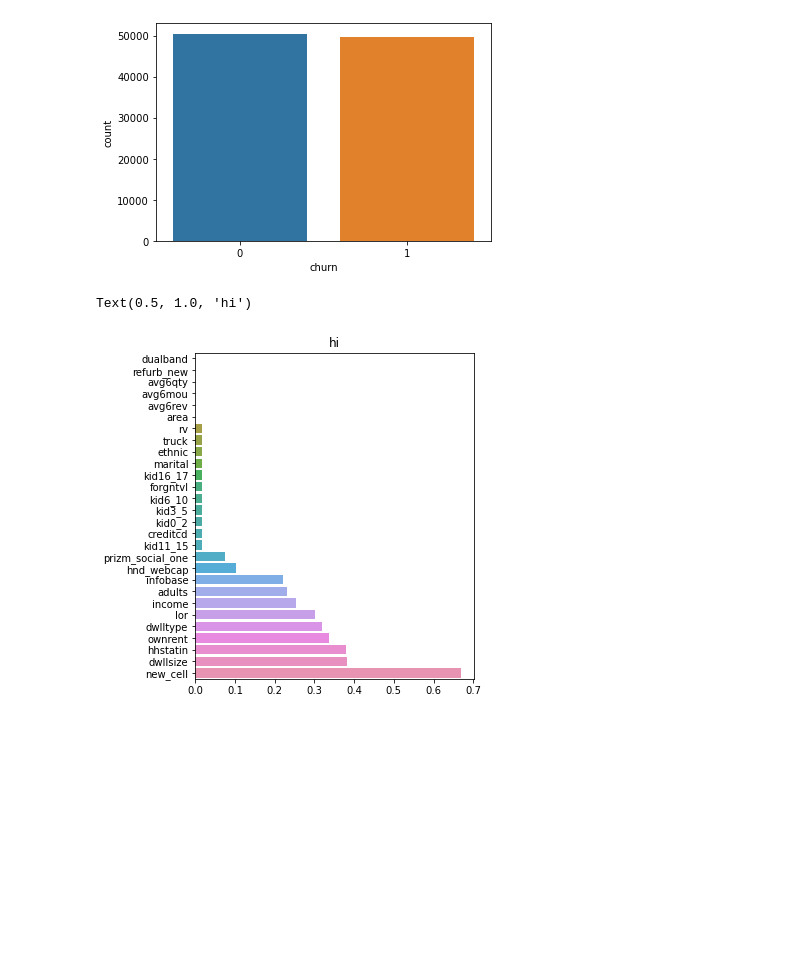
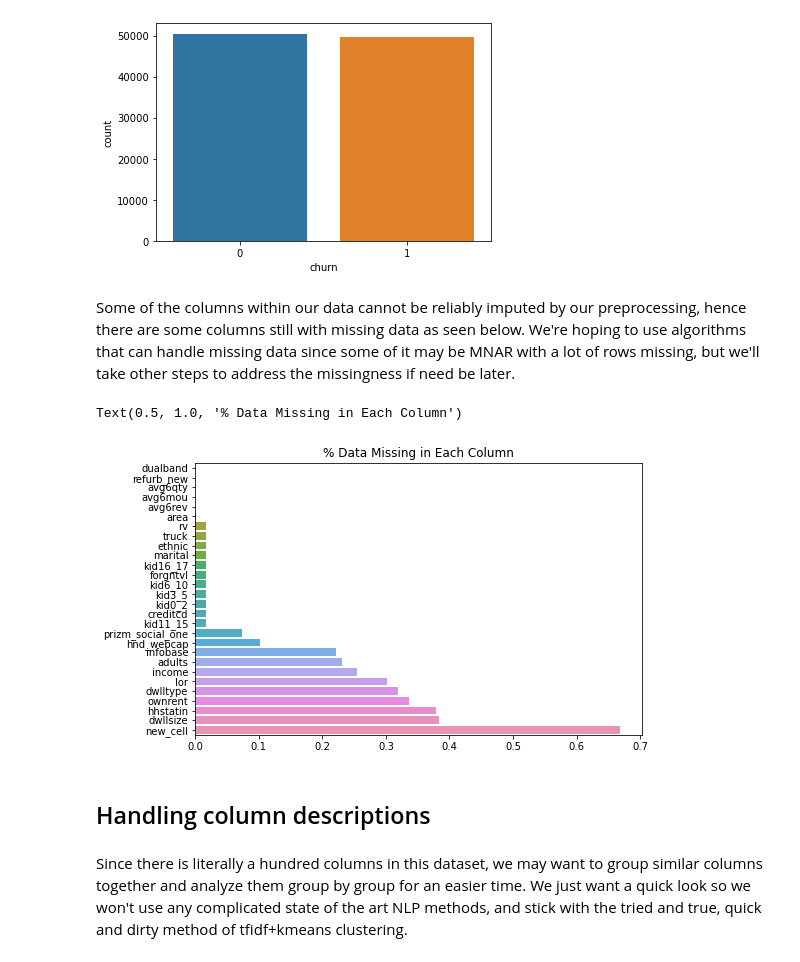
Before and after one commit to Jeff-ChenFan-Wang/TelecomChurnAnalysis, a Jupyter notebook: EDA.ipynb, the cells around one changed output. Drawn from its saved outputs; the diff is of its cells as text; code cells hidden in the pictures; blank space fills up the shorter version.

Commit message:
columns in eda

```diff
--- a/EDA.ipynb
+++ b/EDA.ipynb
@@ -41,17 +41,22 @@ sns.countplot(x=full_data.churn)
 # %% [output]
 <AxesSubplot:xlabel='churn', ylabel='count'>
 [figure]
+# %% [markdown]
+Some of the columns within our data cannot be reliably imputed by our preprocessing, hence there are some columns still with missing data as seen below. We're hoping to use algorithms that can handle missing data since some of it may be MNAR with a lot of rows missing, but we'll take other steps to address the missingness if need be later.
 # %%
 miss_data_cols = full_data.columns[full_data.isna().sum()>0]
 pct_miss_data = (
     full_data[miss_data_cols].isna().sum()
     .sort_values()
     /full_data.shape[0]
 )
+plt.figure(figsize=(8,5))
+ax = sns.barplot(x=num_miss_data,y=num_miss_data.index)
+ax.set_title('% Data Missing in Each Column')
+# %% [output]
+Text(0.5, 1.0, '% Data Missing in Each Column')
+[figure, added]
-# %%
-plt.figure(figsize=(5,6))
-ax = sns.barplot(x=num_miss_data,y=num_miss_data.index)
-ax.set_title('')
-# %% [output]
-Text(0.5, 1.0, 'hi')
-[figure, removed]
+# %% [markdown]
+## Handling column descriptions
+# %% [markdown]
+Since there is literally a hundred columns in this dataset, we may want to group similar columns together and analyze them group by group for an easier time. We just want a quick look so we won't use any complicated state of the art NLP methods, and stick with the tried and true, quick and dirty method of tfidf+kmeans clustering.
```
Also changed, not shown: parts of 12 cells of this notebook.
